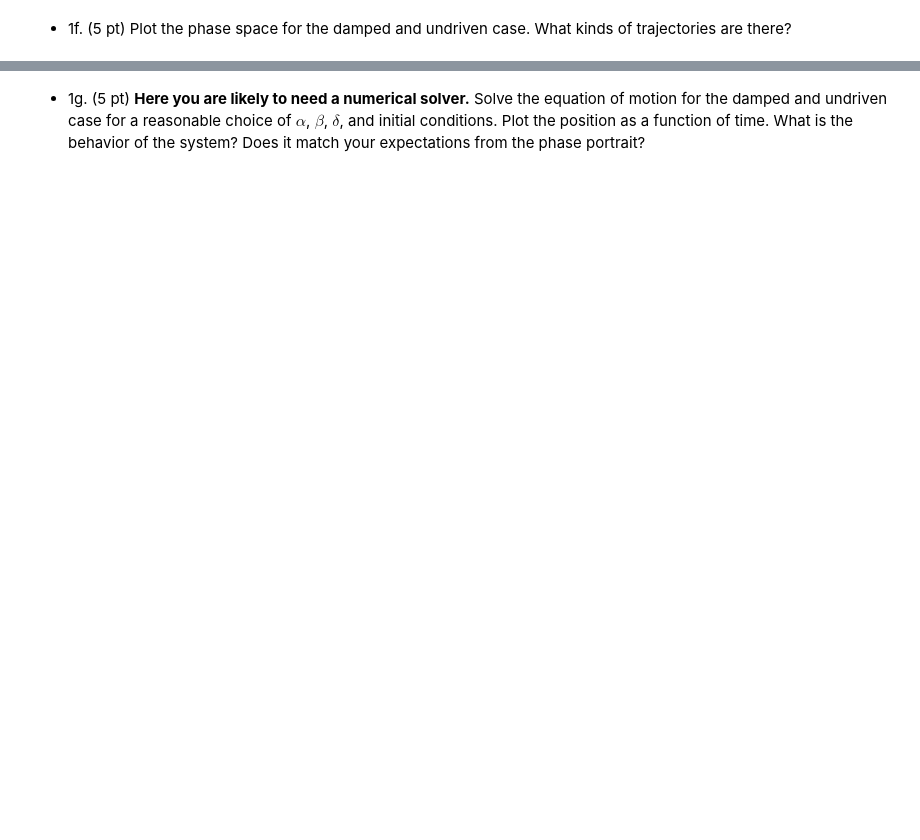
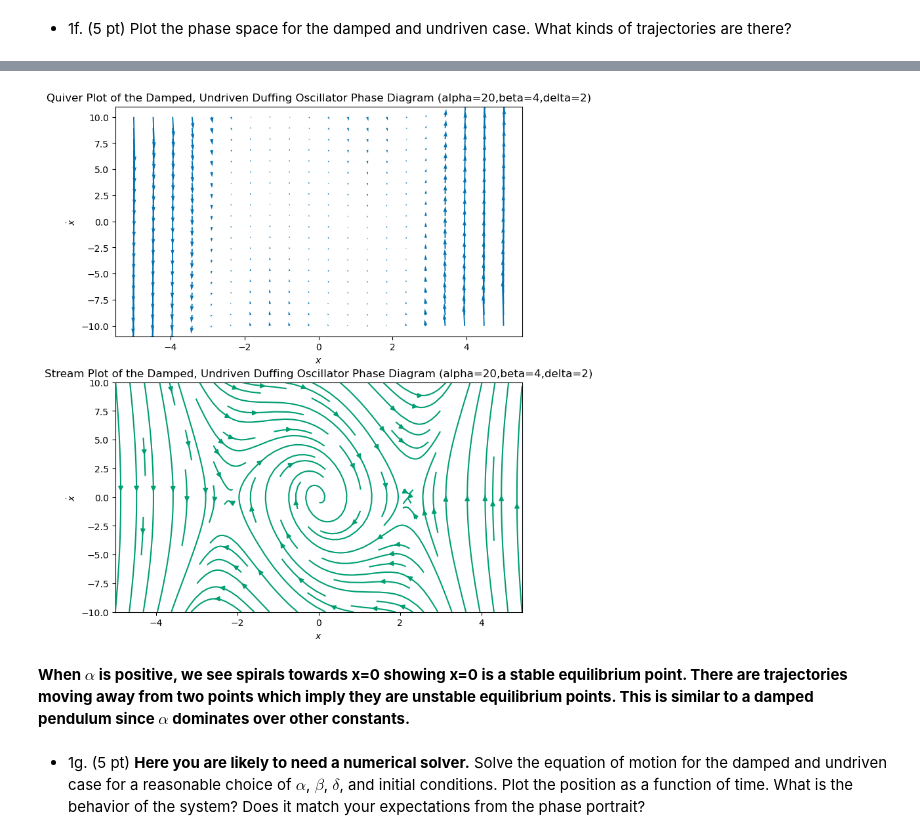
Before and after one commit to BruhddyTheThird/ProfCPisGoatedLib, a Jupyter notebook: Midterm 2 Files/Ex 1.ipynb, the cells around one changed output, grey strips where cells are left out. Cells and saved outputs as stored; diff of their text form; code cells hidden in the pictures; blank space fills up the shorter version.

```diff
--- a/Midterm 2 Files/Ex 1.ipynb
+++ b/Midterm 2 Files/Ex 1.ipynb
@@ -238,2 +308,43 @@ plt.show()
+# %%
+alpha7 = 20
+
+def DO_damped_undriven3(X,V):
+
+    dX = V
+    dV = -alpha7 * X - beta6 * X**3 - delta6 * V
+
+    return dX, dV
+
+def generate_phase_space_d_ud3(x_lim, v_lim, grid_size):   #d_ud stands for damped, undriven
+
+    x = np.linspace(x_lim[0], x_lim[1], grid_size)
+    v = np.linspace(v_lim[0], v_lim[1], grid_size)
+
+    X8, V8 = np.meshgrid(x, v)
+
+    dX8, dV8 = DO_damped_undriven3(X8, V8)
+
+    return X8, V8, dX8, dV8
+
+x_lim = (-5, 5)
+v_lim = (-10, 10)
+grid_size = 20
+X8, V8, dX8, dV8 = generate_phase_space_d_ud3(x_lim, v_lim, grid_size)
+# %%
+fig, axs = plt.subplots(2, 1, figsize=(8, 10))  # Two rows, one column
+
+axs[0].quiver(X8, V8, dX8, dV8, color='C0')
+axs[0].set_title('Quiver Plot of the Damped, Undriven Duffing Oscillator Phase Diagram (alpha=20,beta=4,delta=2)')
+axs[0].set_xlabel(r'$x$')
+axs[0].set_ylabel(r'$\dot{x}$')
+
+axs[1].streamplot(X8, V8, dX8, dV8, color='C1')
+axs[1].set_title('Stream Plot of the Damped, Undriven Duffing Oscillator Phase Diagram (alpha=20,beta=4,delta=2)')
+axs[1].set_xlabel(r'$x$')
+axs[1].set_ylabel(r'$\dot{x}$');
+# %% [output]
+[figure, added]
+# %% [markdown]
+**When $\alpha$ is positive, we see spirals towards x=0 showing x=0 is a stable equilibrium point. There are trajectories moving away from two points which imply they are unstable equilibrium points. This is similar to a damped pendulum since $\alpha$ dominates over other constants.**
 # %% [markdown]
 * 1g. (5 pt) **Here you are likely to need a numerical solver.**  Solve the equation of motion for the damped and undriven case for a reasonable choice of $\alpha$, $\beta$, $\delta$, and initial conditions. Plot the position as a function of time. What is the behavior of the system? Does it match your expectations from the phase portrait?
```
Also changed, not shown: parts of 19 cells of this notebook.
